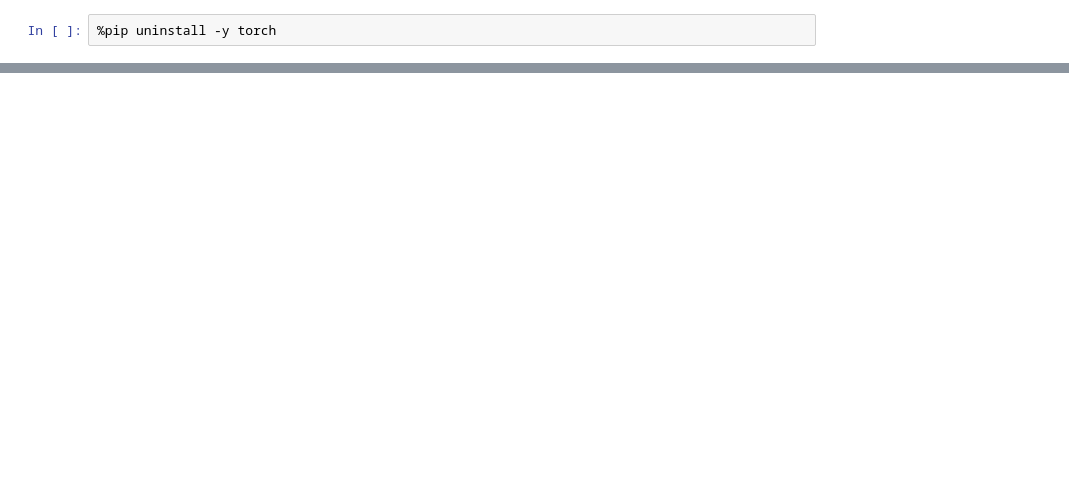
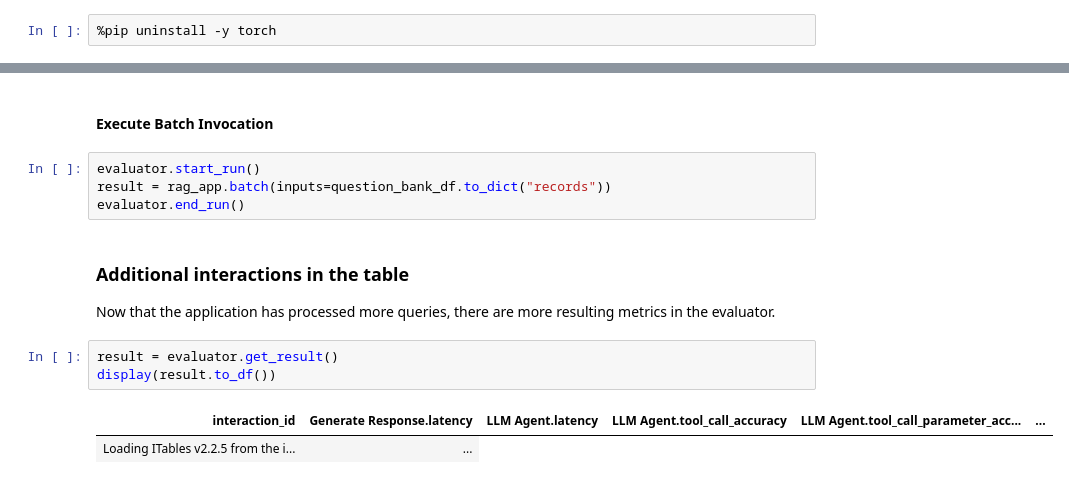
Before and after one commit to ericmartens/agentic-governance, a Jupyter notebook: governed-agentic-lab.ipynb, the cells around one changed output, grey strips where cells are left out. Cells and saved outputs as stored; diff of their text form; blank space fills up the shorter version.

```diff
--- a/governed-agentic-lab.ipynb
+++ b/governed-agentic-lab.ipynb
@@ -570,0 +395,16 @@ Author: [Swapna Somineni](swapna.somineni@in.ibm.com)
+# %% [markdown]
+#### Execute Batch Invocation
+# %%
+evaluator.start_run()
+result = rag_app.batch(inputs=question_bank_df.to_dict("records"))
+evaluator.end_run()
+# %% [markdown]
+### Additional interactions in the table
+
+Now that the application has processed more queries, there are more resulting metrics in the evaluator.
+# %%
+result = evaluator.get_result()
+display(result.to_df())
+# %% [output]
+| interaction_id | Generate Response.latency | LLM Agent.latency | LLM Agent.tool_call_accuracy | LLM Agent.tool_call_parameter_acc... | ... |
+| Loading ITables v2.2.5 from the i... | ... |
```
Also changed, not shown: parts of 110 cells of this notebook, 1 other file.
